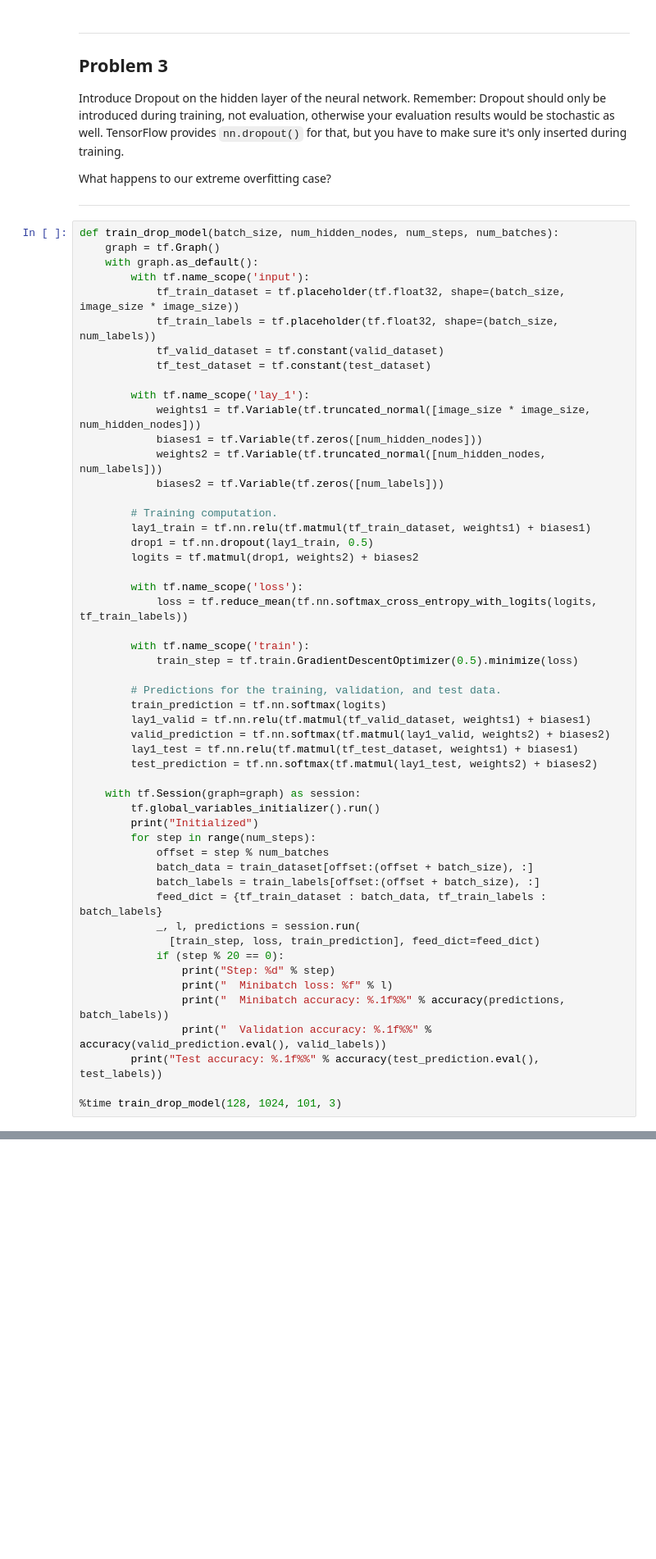
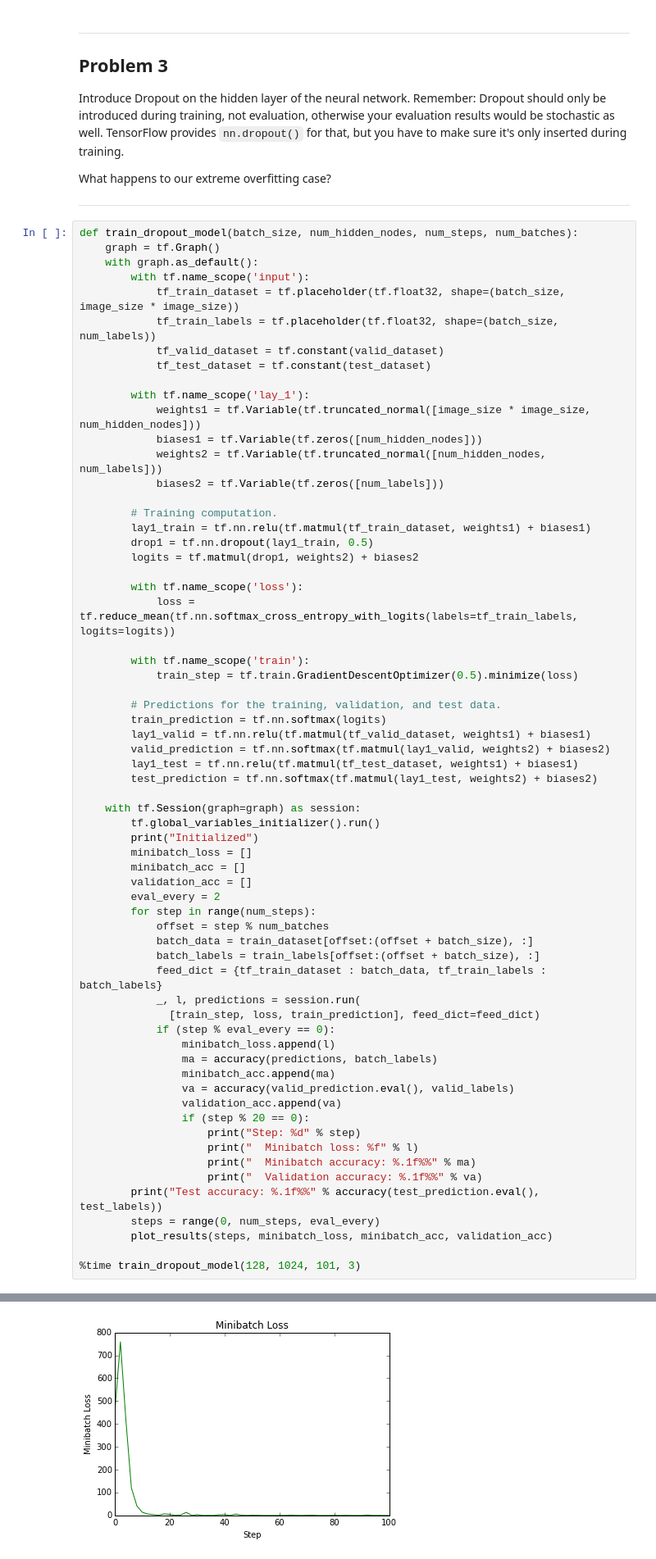
Before and after one commit to frankwwu/Udacity-Deep-Learning, a Jupyter notebook: 3_regularization.ipynb, the cells around one changed output, grey strips where cells are left out. Shown at 82% size. Drawn from its saved outputs; the diff is of its cells as text; blank space fills up the shorter version.

```diff
--- a/3_regularization.ipynb
+++ b/3_regularization.ipynb
@@ -325,7 +424,7 @@ What happens to our extreme overfitting case?
 
 ---
 # %%
-def train_drop_model(batch_size, num_hidden_nodes, num_steps, num_batches):
+def train_dropout_model(batch_size, num_hidden_nodes, num_steps, num_batches):
     graph = tf.Graph()
     with graph.as_default():
         with tf.name_scope('input'):
@@ -346,7 +445,7 @@ def train_drop_model(batch_size, num_hidden_nodes, num_steps, num_batches):
         logits = tf.matmul(drop1, weights2) + biases2
 
         with tf.name_scope('loss'):
-            loss = tf.reduce_mean(tf.nn.softmax_cross_entropy_with_logits(logits, tf_train_labels))
+            loss = tf.reduce_mean(tf.nn.softmax_cross_entropy_with_logits(labels=tf_train_labels, logits=logits))
 
         with tf.name_scope('train'):
             train_step = tf.train.GradientDescentOptimizer(0.5).minimize(loss)
@@ -361,6 +460,10 @@ def train_drop_model(batch_size, num_hidden_nodes, num_steps, num_batches):
     with tf.Session(graph=graph) as session:
         tf.global_variables_initializer().run()
         print("Initialized")
+        minibatch_loss = []
+        minibatch_acc = []
+        validation_acc = []
+        eval_every = 2
         for step in range(num_steps):
             offset = step % num_batches
             batch_data = train_dataset[offset:(offset + batch_size), :]
@@ -368,14 +471,22 @@ def train_drop_model(batch_size, num_hidden_nodes, num_steps, num_batches):
             feed_dict = {tf_train_dataset : batch_data, tf_train_labels : batch_labels}
             _, l, predictions = session.run(
               [train_step, loss, train_prediction], feed_dict=feed_dict)
-            if (step % 20 == 0):
-                print("Step: %d" % step)
-                print("  Minibatch loss: %f" % l)
-                print("  Minibatch accuracy: %.1f%%" % accuracy(predictions, batch_labels))
-                print("  Validation accuracy: %.1f%%" % accuracy(valid_prediction.eval(), valid_labels))
+            if (step % eval_every == 0):
+                minibatch_loss.append(l)
+                ma = accuracy(predictions, batch_labels)
+                minibatch_acc.append(ma)
+                va = accuracy(valid_prediction.eval(), valid_labels)
+                validation_acc.append(va)
+                if (step % 20 == 0):
+                    print("Step: %d" % step)
+                    print("  Minibatch loss: %f" % l)
+                    print("  Minibatch accuracy: %.1f%%" % ma)
+                    print("  Validation accuracy: %.1f%%" % va)
         print("Test accuracy: %.1f%%" % accuracy(test_prediction.eval(), test_labels))
+        steps = range(0, num_steps, eval_every)
+        plot_results(steps, minibatch_loss, minibatch_acc, validation_acc)
 
-%time train_drop_model(128, 1024, 101, 3)
+%time train_dropout_model(128, 1024, 101, 3)
 # %% [output]
 Initialized
 Step: 0
@@ -396,0 +508 @@ Wall time: 7.35 s
+[figure, added]
```
Also changed, not shown: parts of 13 cells of this notebook.
